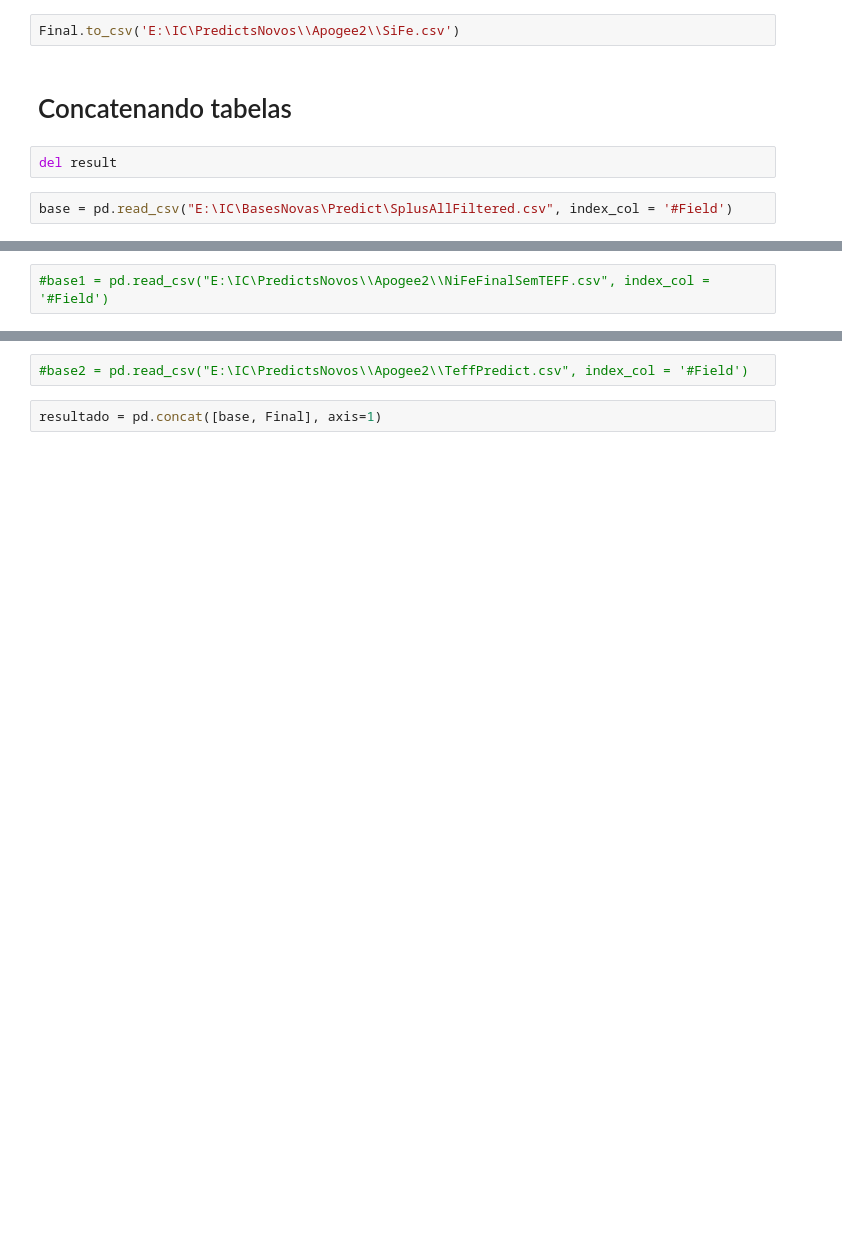
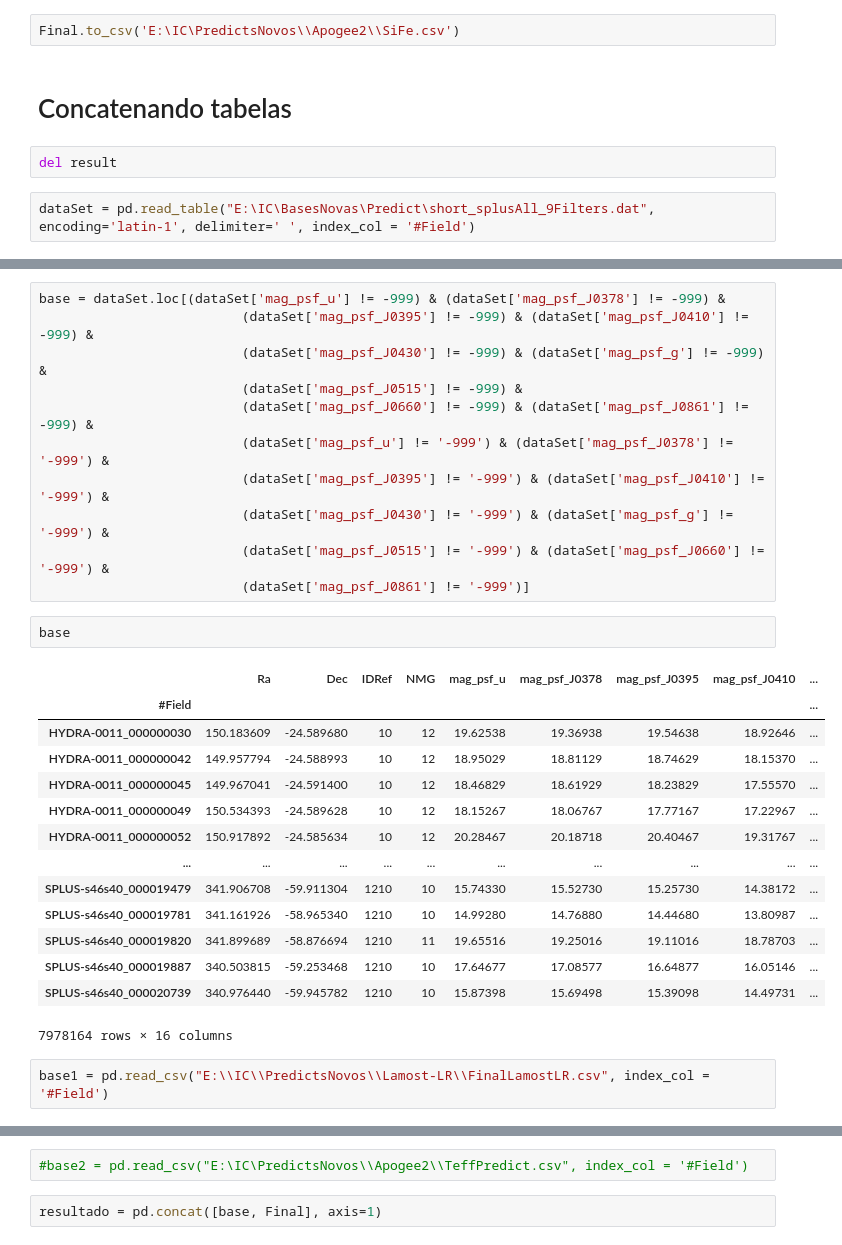
Before and after one commit to ceflopes/splusspectra, a Jupyter notebook: RedeNeural/ParaPredizerQualquerBase.ipynb, the cells around one changed output, grey strips where cells are left out. Cells and saved outputs as stored; diff of their text form; blank space fills up the shorter version.

Commit message:
Reorganizing Repo
Refiltering training bases

```diff
--- a/RedeNeural/ParaPredizerQualquerBase.ipynb
+++ b/RedeNeural/ParaPredizerQualquerBase.ipynb
@@ -507,4 +507,4 @@ Final.to_csv('E:\IC\PredictsNovos\\Apogee2\\SiFe.csv')
 # %%
 del result
 # %%
-base = pd.read_csv("E:\IC\BasesNovas\Predict\SplusAllFiltered.csv", index_col = '#Field')
+dataSet = pd.read_table("E:\IC\BasesNovas\Predict\short_splusAll_9Filters.dat", encoding='latin-1', delimiter=' ', index_col = '#Field')
@@ -511,2 +528,30 @@ base = pd.read_csv("E:\IC\BasesNovas\Predict\SplusAllFiltered.csv", index_col =
+# %%
+base = dataSet.loc[(dataSet['mag_psf_u'] != -999) & (dataSet['mag_psf_J0378'] != -999) &
+                          (dataSet['mag_psf_J0395'] != -999) & (dataSet['mag_psf_J0410'] != -999) &
+                          (dataSet['mag_psf_J0430'] != -999) & (dataSet['mag_psf_g'] != -999) &
+                          (dataSet['mag_psf_J0515'] != -999) &
+                          (dataSet['mag_psf_J0660'] != -999) & (dataSet['mag_psf_J0861'] != -999) &
+                          (dataSet['mag_psf_u'] != '-999') & (dataSet['mag_psf_J0378'] != '-999') &
+                          (dataSet['mag_psf_J0395'] != '-999') & (dataSet['mag_psf_J0410'] != '-999') &
+                          (dataSet['mag_psf_J0430'] != '-999') & (dataSet['mag_psf_g'] != '-999') &
+                          (dataSet['mag_psf_J0515'] != '-999') & (dataSet['mag_psf_J0660'] != '-999') &
+                          (dataSet['mag_psf_J0861'] != '-999')]
+# %%
+base
+# %% [output]
+|  | Ra | Dec | IDRef | NMG | mag_psf_u | mag_psf_J0378 | mag_psf_J0395 | mag_psf_J0410 | ... |
+| #Field |  |  |  |  |  |  |  |  | ... |
+| HYDRA-0011_000000030 | 150.183609 | -24.589680 | 10 | 12 | 19.62538 | 19.36938 | 19.54638 | 18.92646 | ... |
+| HYDRA-0011_000000042 | 149.957794 | -24.588993 | 10 | 12 | 18.95029 | 18.81129 | 18.74629 | 18.15370 | ... |
+| HYDRA-0011_000000045 | 149.967041 | -24.591400 | 10 | 12 | 18.46829 | 18.61929 | 18.23829 | 17.55570 | ... |
+| HYDRA-0011_000000049 | 150.534393 | -24.589628 | 10 | 12 | 18.15267 | 18.06767 | 17.77167 | 17.22967 | ... |
+| HYDRA-0011_000000052 | 150.917892 | -24.585634 | 10 | 12 | 20.28467 | 20.18718 | 20.40467 | 19.31767 | ... |
+| ... | ... | ... | ... | ... | ... | ... | ... | ... | ... |
+| SPLUS-s46s40_000019479 | 341.906708 | -59.911304 | 1210 | 10 | 15.74330 | 15.52730 | 15.25730 | 14.38172 | ... |
+| SPLUS-s46s40_000019781 | 341.161926 | -58.965340 | 1210 | 10 | 14.99280 | 14.76880 | 14.44680 | 13.80987 | ... |
+| SPLUS-s46s40_000019820 | 341.899689 | -58.876694 | 1210 | 11 | 19.65516 | 19.25016 | 19.11016 | 18.78703 | ... |
+| SPLUS-s46s40_000019887 | 340.503815 | -59.253468 | 1210 | 10 | 17.64677 | 17.08577 | 16.64877 | 16.05146 | ... |
+| SPLUS-s46s40_000020739 | 340.976440 | -59.945782 | 1210 | 10 | 15.87398 | 15.69498 | 15.39098 | 14.49731 | ... |
+7978164 rows × 16 columns
 # %%
-#base1 = pd.read_csv("E:\IC\PredictsNovos\\Apogee2\\NiFeFinalSemTEFF.csv", index_col = '#Field')
+base1 = pd.read_csv("E:\\IC\\PredictsNovos\\Lamost-LR\\FinalLamostLR.csv", index_col = '#Field')
```
Also changed, not shown: parts of 3 cells of this notebook, 1 other file.
